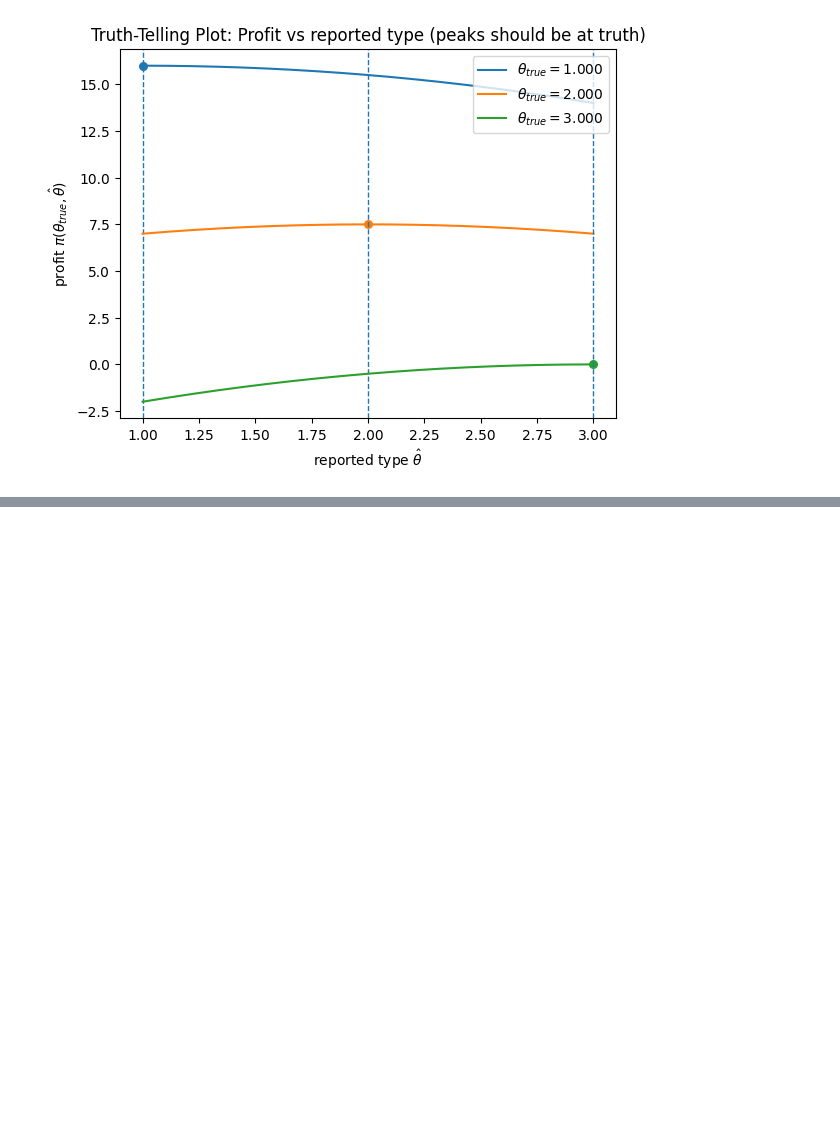
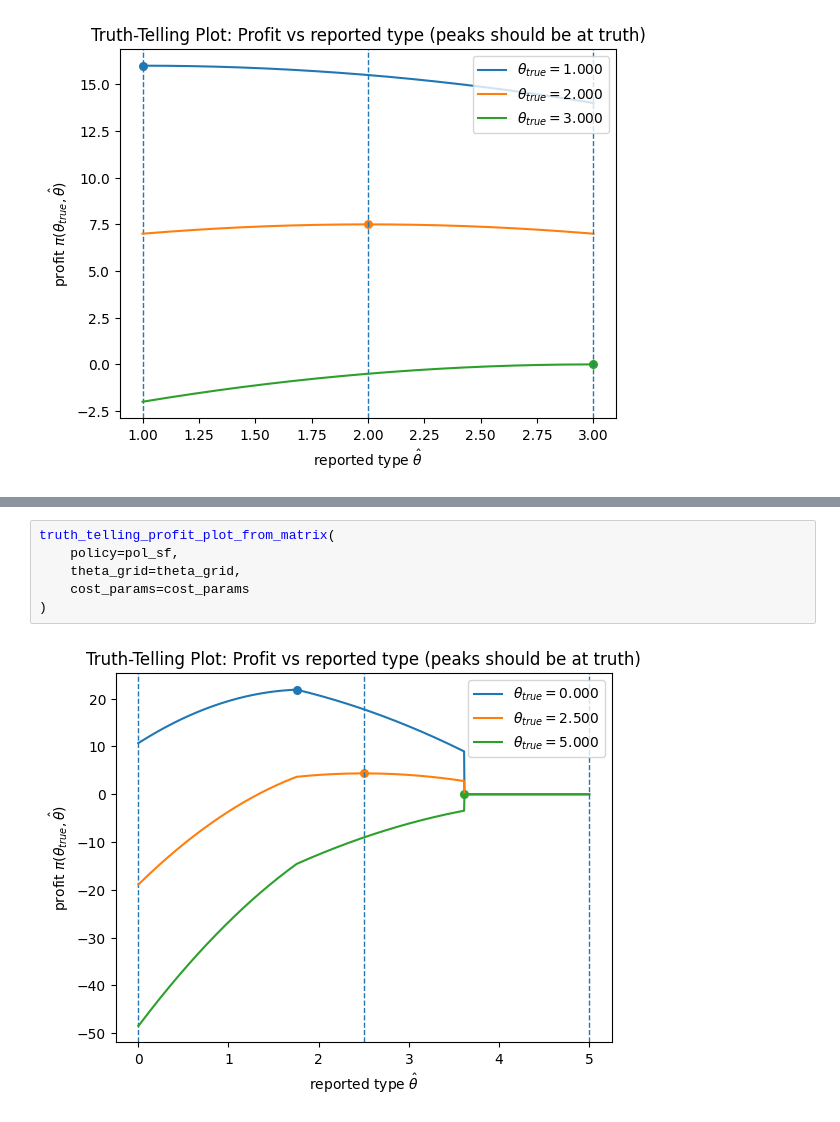
Before and after one commit to Julian-R02/Python-Assignment-, a Jupyter notebook: Replication.ipynb, the cells around one changed output, grey strips where cells are left out. Saved outputs shown, nothing was run; the diff lists cells and outputs as text; blank space fills up the shorter version.

```diff
--- a/Replication.ipynb
+++ b/Replication.ipynb
@@ -1182,0 +1525,8 @@ truth_telling_profit_plot_from_matrix(
+# %%
+truth_telling_profit_plot_from_matrix(
+    policy=pol_sf,
+    theta_grid=theta_grid,
+    cost_params=cost_params
+)
+# %% [output]
+[figure, added]
```
Also changed, not shown: parts of 11 cells of this notebook.
